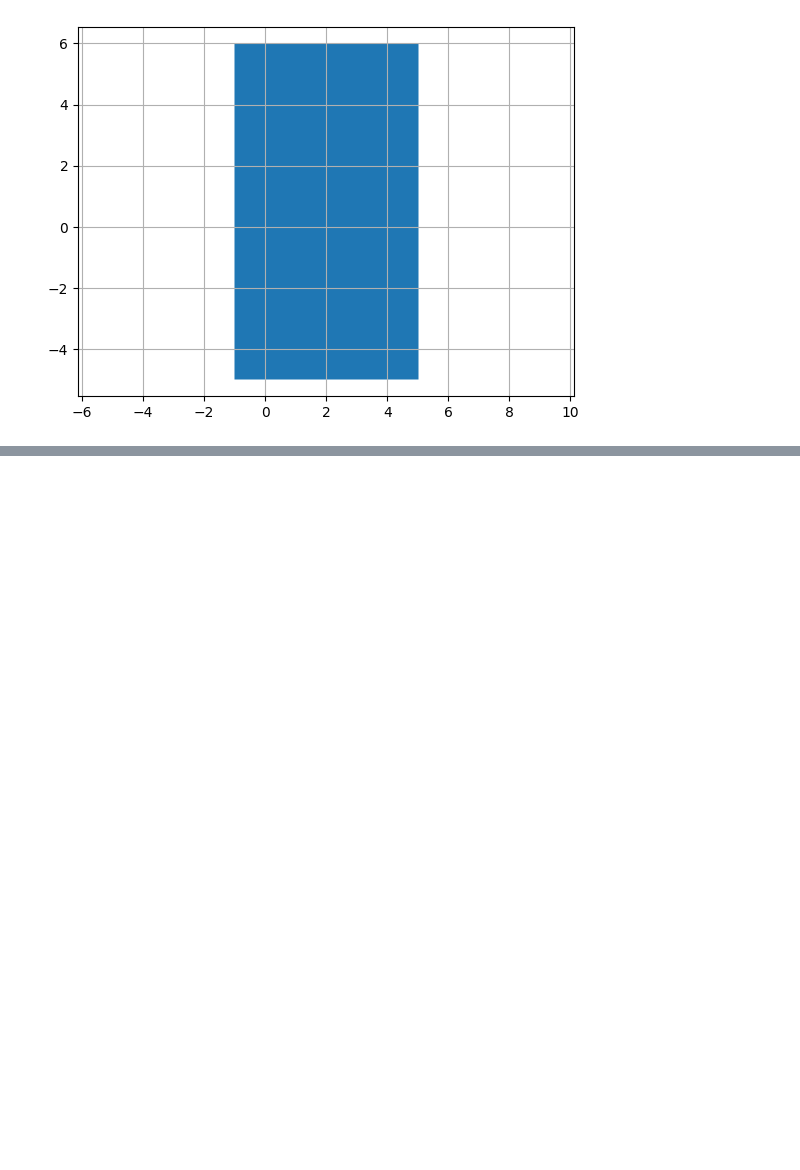
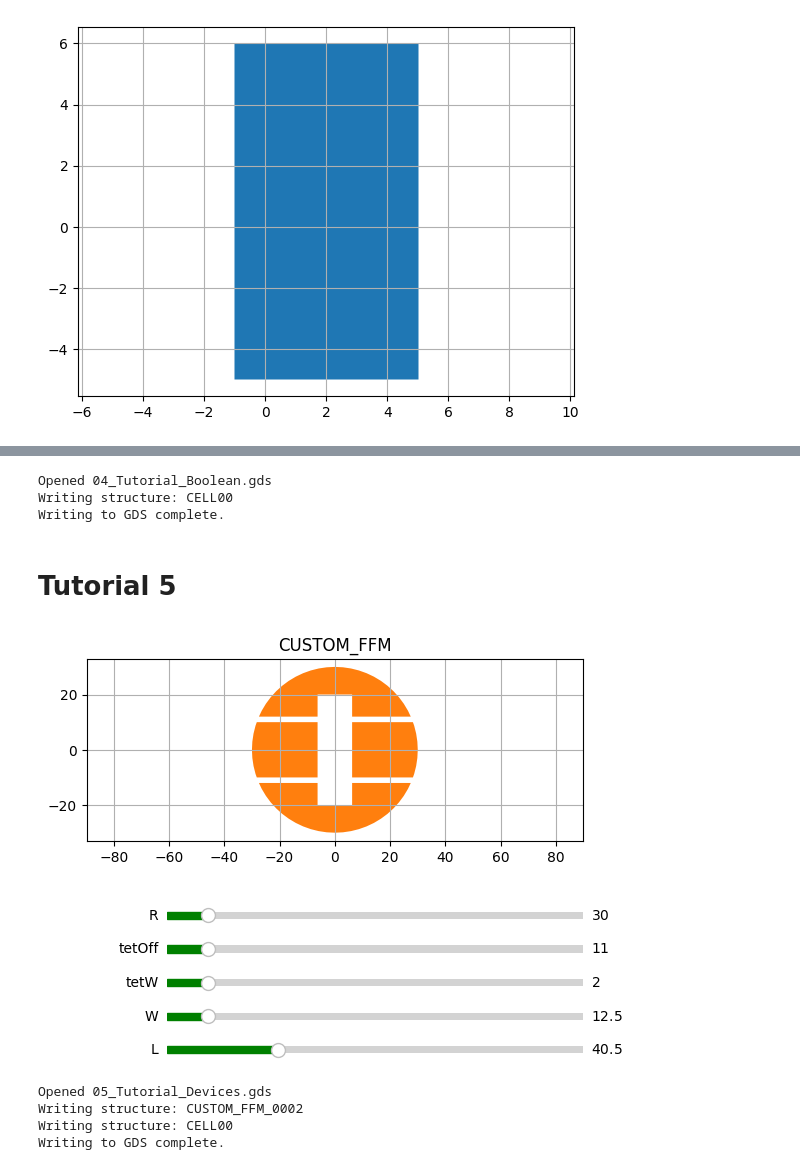
Before and after one commit to enricovallar/samplemaker, a Jupyter notebook: tutorials/tests.ipynb, the cells around one changed output, grey strips where cells are left out. Drawn from its saved outputs; the diff is of its cells as text; code cells hidden in the pictures; blank space fills up the shorter version.

```diff
--- a/tutorials/tests.ipynb
+++ b/tutorials/tests.ipynb
@@ -101,0 +239,20 @@ res1
+# %%
+# Just for fun, outlining the last result
+out1 = uni1.copy()
+out1.poly_outlining(1, 1)
+out1.translate(150, 0)
+geomE+=out1
+
+# Let's add all to main cell
+themask.addToMainCell(geomE)
+
+# Export to GDS
+themask.exportGDS()
+
+# Finished!
+# %% [output]
+Opened 04_Tutorial_Boolean.gds
+Writing structure: CELL00
+Writing to GDS complete.
+# %% [markdown]
+# Tutorial 5
@@ -101,0 +323,34 @@ res1
+# %%
+# That's all, we now have a device that we can instantiate multiple times with diffrerent parameters!
+
+# You can call the build method in Device to instantiate your class object
+ffm_dev = FreeFreeMembrane.build()
+
+# Before instantiating the device, we can use the DeviceInspect() command to
+# open a graphical interface to test the parameters.
+# It is a good idea to move the sliders of all the parameters
+# and check if the intended result is obtained.
+DeviceInspect(ffm_dev)
+# %% [output]
+[figure, added]
+# %%
+# Now let's see how to create a geometry and add it to the main cell.
+# Now we can change parameters
+ffm_dev.set_param("L",42)
+# And now we can get the geometry. Use the run() command
+geomE += ffm_dev.run()
+# TADA! Note that the device has been automatically placed into a SREF, so you can reuse it in your code
+# In the next tutorial we will see how to organize devices in collections and instantiate them in tables
+
+# Let's add all to main cell
+themask.addToMainCell(geomE)
+
+# Export to GDS
+themask.exportGDS()
+
+# Finished!
+# %% [output]
+Opened 05_Tutorial_Devices.gds
+Writing structure: CUSTOM_FFM_0002
+Writing structure: CELL00
+Writing to GDS complete.
```
Also changed, not shown: parts of 21 cells of this notebook, 2 other files.
